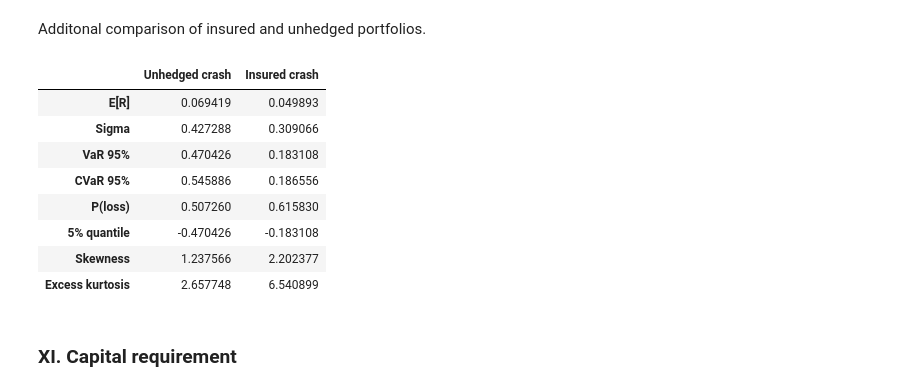
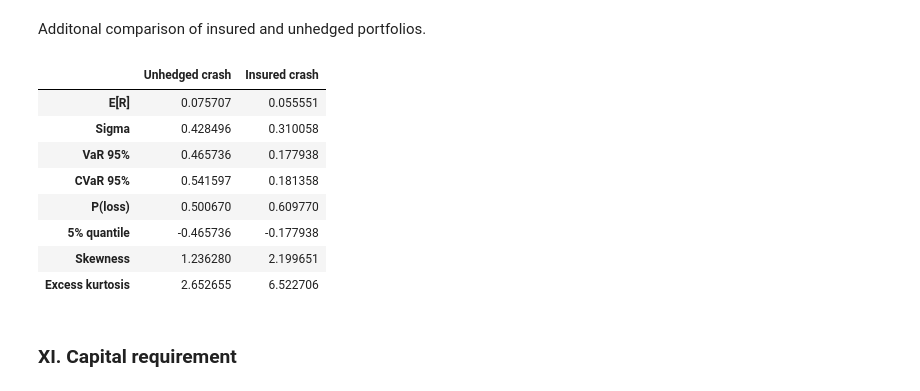
Before and after one commit to tobiasschnarr/continuous_time_derivative_pricing, a Jupyter notebook: analysis.ipynb, the cells around one changed output. Saved outputs shown, nothing was run; the diff lists cells and outputs as text; code cells hidden in the pictures.

```diff
--- a/analysis.ipynb
+++ b/analysis.ipynb
@@ -1324,12 +1323,31 @@ n_shares_unhedged = (
     / S0_PI
 )
 
+dividend_cash_per_share_PI = terminal_dividend_cash(
+    stock_paths=S_paths_PI,
+    n_shares=1.0,
+    risk_free_rate=r_PI,
+    dividend_yield=PRODUCT_PARAMS["DIVIDEND_YIELD"],
+    dt=dt_PI,
+)
+
+dividend_cash_unhedged = (
+    n_shares_unhedged
+    * dividend_cash_per_share_PI
+)
+
 terminal_wealth_unhedged = (
     n_shares_unhedged
     * S_T_PI
+    + dividend_cash_unhedged
 )
 
-# Calculate the unhedged return
+average_dividend_return_unhedged = (
+    dividend_cash_unhedged.mean()
+    / INITIAL_CAPITAL
+)
+
+# Calculate the unhedged return including separately accumulated dividends
 returns_unhedged = (
     terminal_wealth_unhedged
     / INITIAL_CAPITAL
@@ -2096,43 +2099,52 @@ Additonal comparison of insured and unhedged portfolios.
 # %%
 # Compare insured and unhedged portfolios under the crash scenario
 S_T_drop = stress_scenarios["Crash -20%"]["S_T"]
+dividend_cash_per_share_drop = stress_scenarios["Crash -20%"]["dividend_cash_per_share"]
+
+dividend_cash_unhedged_drop = (
+    n_shares_unhedged
+    * dividend_cash_per_share_drop
+)
 
 returns_unhedged_drop = (
-    n_shares_unhedged
-    * S_T_drop
+    (
+        n_shares_unhedged
+        * S_T_drop
+        + dividend_cash_unhedged_drop
+    )
     / INITIAL_CAPITAL
     - 1
 )
 
 summary_unhedged_drop = risk_metrics(returns_unhedged_drop)
 
 pd.DataFrame(
     {
         "Unhedged crash": summary_unhedged_drop,
         "Insured crash": stress_df.loc["Crash -20%"][
             [
                 "E[R]",
                 "Sigma",
                 "VaR 95%",
                 "CVaR 95%",
                 "P(loss)",
                 "5% quantile",
                 "Skewness",
                 "Excess kurtosis",
             ]
         ],
     }
 )
 # %% [output]
 |  | Unhedged crash | Insured crash |
-| E[R] | 0.069419 | 0.049893 |
-| Sigma | 0.427288 | 0.309066 |
-| VaR 95% | 0.470426 | 0.183108 |
-| CVaR 95% | 0.545886 | 0.186556 |
-| P(loss) | 0.507260 | 0.615830 |
-| 5% quantile | -0.470426 | -0.183108 |
-| Skewness | 1.237566 | 2.202377 |
-| Excess kurtosis | 2.657748 | 6.540899 |
+| E[R] | 0.075707 | 0.055551 |
+| Sigma | 0.428496 | 0.310058 |
+| VaR 95% | 0.465736 | 0.177938 |
+| CVaR 95% | 0.541597 | 0.181358 |
+| P(loss) | 0.500670 | 0.609770 |
+| 5% quantile | -0.465736 | -0.177938 |
+| Skewness | 1.236280 | 2.199651 |
+| Excess kurtosis | 2.652655 | 6.522706 |
 # %% [markdown]
 ### XI. Capital requirement
 # %%
```
Also changed, not shown: parts of 16 cells of this notebook, 15 other files.
